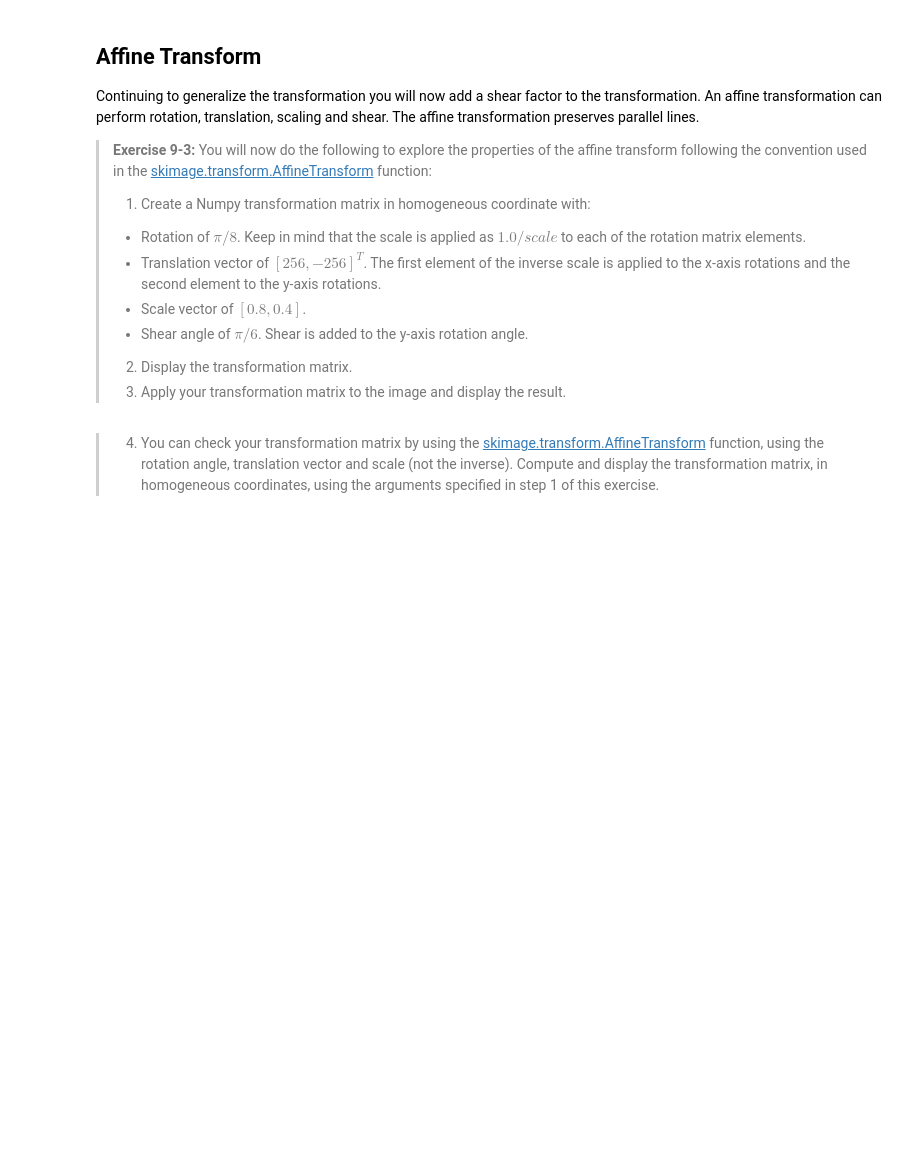
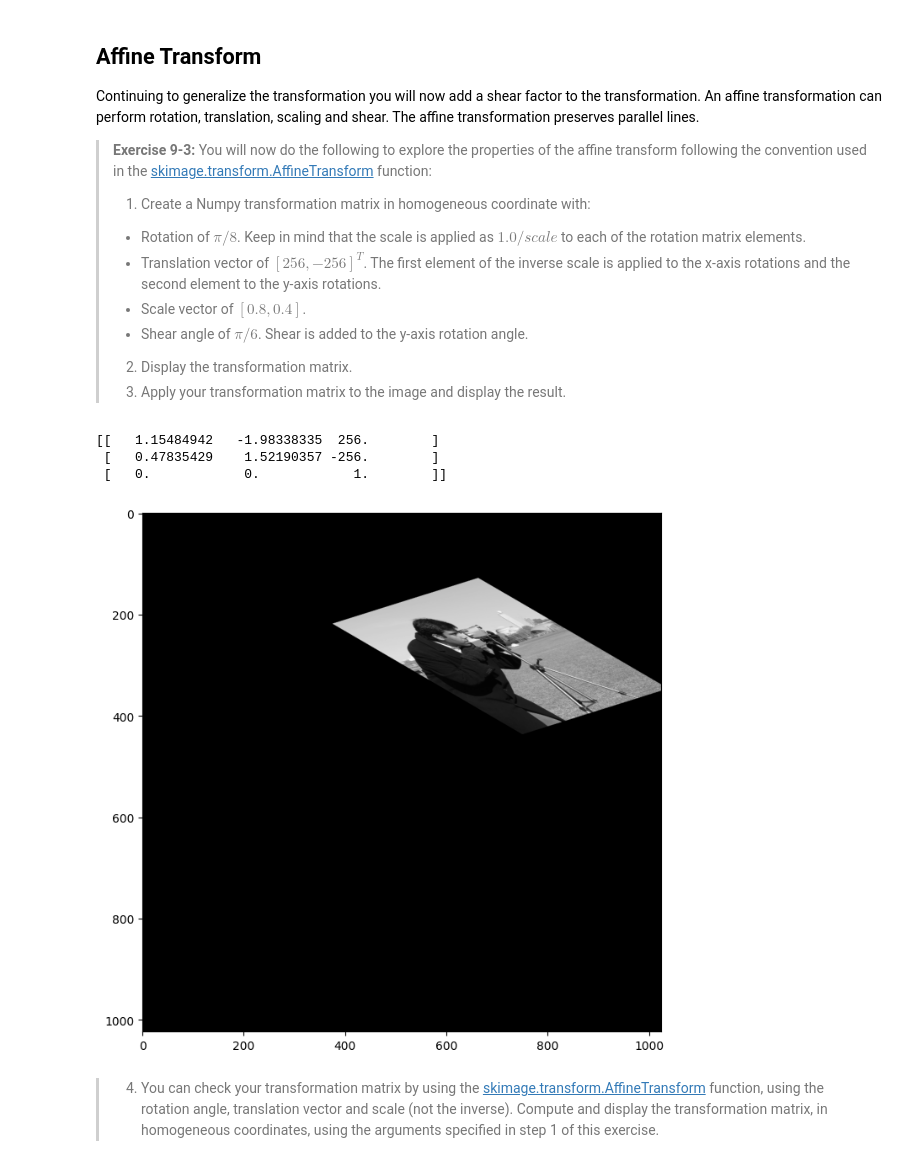
Before and after one commit to alvaroiramirez/CSCI_E-25, a Jupyter notebook: Labs/9_HomographyProjections.ipynb, the cells around one changed output. Drawn from its saved outputs; the diff is of its cells as text; code cells hidden in the pictures; blank space fills up the shorter version.

Commit message:
9-3 Complete. process_image() added.

```diff
--- a/Labs/9_HomographyProjections.ipynb
+++ b/Labs/9_HomographyProjections.ipynb
@@ -73,6 +73,17 @@ The Euclidean transformation involves only rotation and translation. The shape o
 > 1. Create a Numpy transformation matrix for a rotation of $\pi/8$, with no translation, using homogeneous coordinates.
 > 2. Display the transformation matrix.
 > 3. Apply your transformation matrix to the image using the [skimage.transform.warp](https://scikit-image.org/docs/dev/api/skimage.transform.html#skimage.transform.warp) function, and display the result. You can see the conventions used by Scikit-Image in the documentation for the [skimage.transform.EuclideanTransform](https://scikit-image.org/docs/stable/api/skimage.transform.html#skimage.transform.EuclideanTransform) function.
+# %%
+# This function prints the transformation matrix, applies it to the image and displays the result.
+def process_image(matrix):
+    # Display the transformation matrix.
+    print(matrix)
+
+    # Apply transformation matrix to the image.
+    image = transform.warp(camera_image_background, matrix)
+
+    # Display result.
+    plot_grayscale(image)
 # %%
 ## Put your code below
 
@@ -243,6 +226,26 @@ Continuing to generalize the transformation you will now add a shear factor to t
 > 3. Apply your transformation matrix to the image and display the result.
 # %%
 ## Put your code below
+
+# 1. Create a Numpy transformation matrix in homogeneous coordinate with:
+#    - Rotation of pi/8. Keep in mind that the scale is applied as 1.0/scale to each of the rotation matrix elements.
+#    - Translation vector of [256,-256]^T. The first element of the inverse scale is applied to the x-axis rotations and the second element to the y-axis rotations.
+#    - Scale of [0.8, 0.4].
+#    - Shear angle of pi/6. Shear is added to the y-axis rotation angle.
+scale = (0.8, 0.4)
+shear = pi / 6
+affine_matrix = np.array([[np.cos(angle) / scale[0], -np.sin(angle + shear) / scale[1],  256],
+                          [np.sin(angle) / scale[0],  np.cos(angle + shear) / scale[1], -256],
+                          [                       0,                                 0,    1]])
+
+# 2. Display the transformation matrix.
+# 3. Apply your transformation matrix to the image and display the result.
+process_image(affine_matrix)
+# %% [output]
+[[   1.15484942   -1.98338335  256.        ]
+ [   0.47835429    1.52190357 -256.        ]
+ [   0.            0.            1.        ]]
+[figure, added]
 # %% [markdown]
 > 4. You can check your transformation matrix by using the [skimage.transform.AffineTransform](https://scikit-image.org/docs/stable/api/skimage.transform.html#skimage.transform.AffineTransform) function, using the rotation angle, translation vector and scale (not the inverse). Compute and display the transformation matrix, in homogeneous coordinates, using the arguments specified in step 1 of this exercise.
 # %%
```
Also changed, not shown: parts of 7 cells of this notebook.
